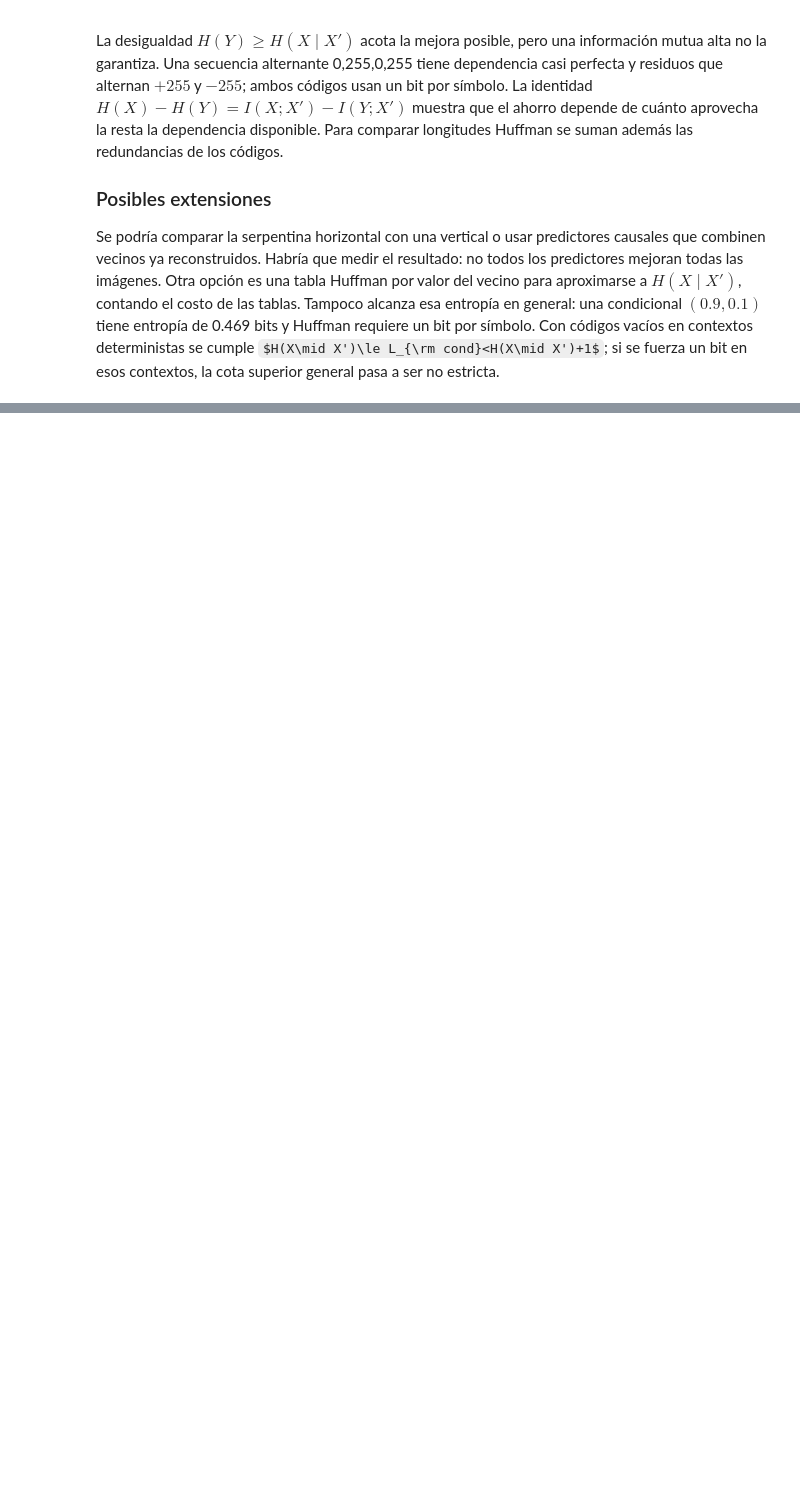
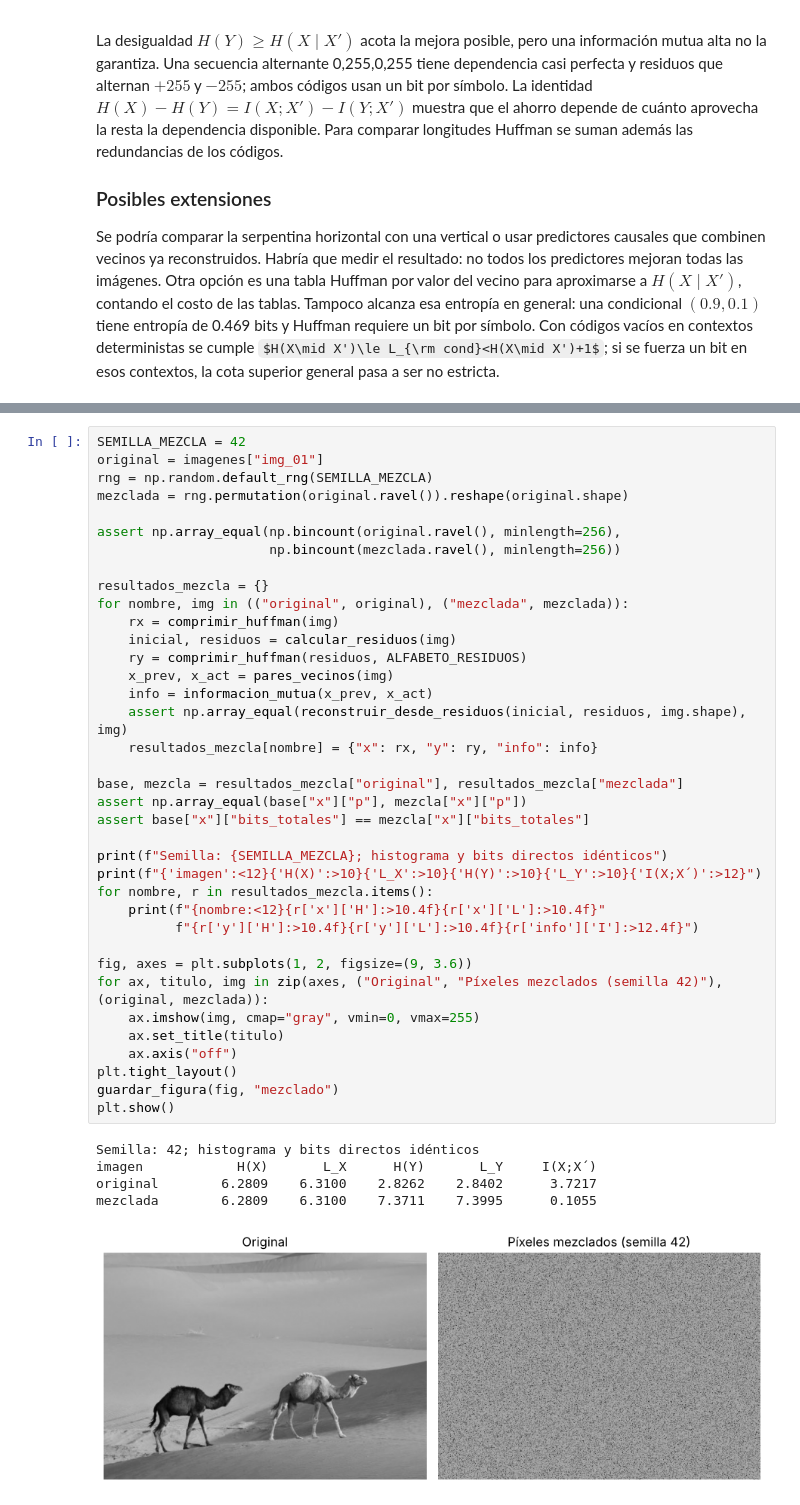
Before and after one commit to SantosBunge/tp2-huffman-iye, a Jupyter notebook: resolucion.ipynb, the cells around one changed output, grey strips where cells are left out. Drawn from its saved outputs; the diff is of its cells as text; some formulas as TeX source; blank space fills up the shorter version.

```diff
--- a/resolucion.ipynb
+++ b/resolucion.ipynb
@@ -677,0 +621,43 @@ constituye una prueba estadística de independencia.
+# %%
+SEMILLA_MEZCLA = 42
+original = imagenes["img_01"]
+rng = np.random.default_rng(SEMILLA_MEZCLA)
+mezclada = rng.permutation(original.ravel()).reshape(original.shape)
+
+assert np.array_equal(np.bincount(original.ravel(), minlength=256),
+                      np.bincount(mezclada.ravel(), minlength=256))
+
+resultados_mezcla = {}
+for nombre, img in (("original", original), ("mezclada", mezclada)):
+    rx = comprimir_huffman(img)
+    inicial, residuos = calcular_residuos(img)
+    ry = comprimir_huffman(residuos, ALFABETO_RESIDUOS)
+    x_prev, x_act = pares_vecinos(img)
+    info = informacion_mutua(x_prev, x_act)
+    assert np.array_equal(reconstruir_desde_residuos(inicial, residuos, img.shape), img)
+    resultados_mezcla[nombre] = {"x": rx, "y": ry, "info": info}
+
+base, mezcla = resultados_mezcla["original"], resultados_mezcla["mezclada"]
+assert np.array_equal(base["x"]["p"], mezcla["x"]["p"])
+assert base["x"]["bits_totales"] == mezcla["x"]["bits_totales"]
+
+print(f"Semilla: {SEMILLA_MEZCLA}; histograma y bits directos idénticos")
+print(f"{'imagen':<12}{'H(X)':>10}{'L_X':>10}{'H(Y)':>10}{'L_Y':>10}{'I(X;X´)':>12}")
+for nombre, r in resultados_mezcla.items():
+    print(f"{nombre:<12}{r['x']['H']:>10.4f}{r['x']['L']:>10.4f}"
+          f"{r['y']['H']:>10.4f}{r['y']['L']:>10.4f}{r['info']['I']:>12.4f}")
+
+fig, axes = plt.subplots(1, 2, figsize=(9, 3.6))
+for ax, titulo, img in zip(axes, ("Original", "Píxeles mezclados (semilla 42)"), (original, mezclada)):
+    ax.imshow(img, cmap="gray", vmin=0, vmax=255)
+    ax.set_title(titulo)
+    ax.axis("off")
+plt.tight_layout()
+guardar_figura(fig, "mezclado")
+plt.show()
+# %% [output]
+Semilla: 42; histograma y bits directos idénticos
+imagen            H(X)       L_X      H(Y)       L_Y     I(X;X´)
+original        6.2809    6.3100    2.8262    2.8402      3.7217
+mezclada        6.2809    6.3100    7.3711    7.3995      0.1055
+[figure, added]
```
Also changed, not shown: parts of 11 cells of this notebook, 7 other files.
